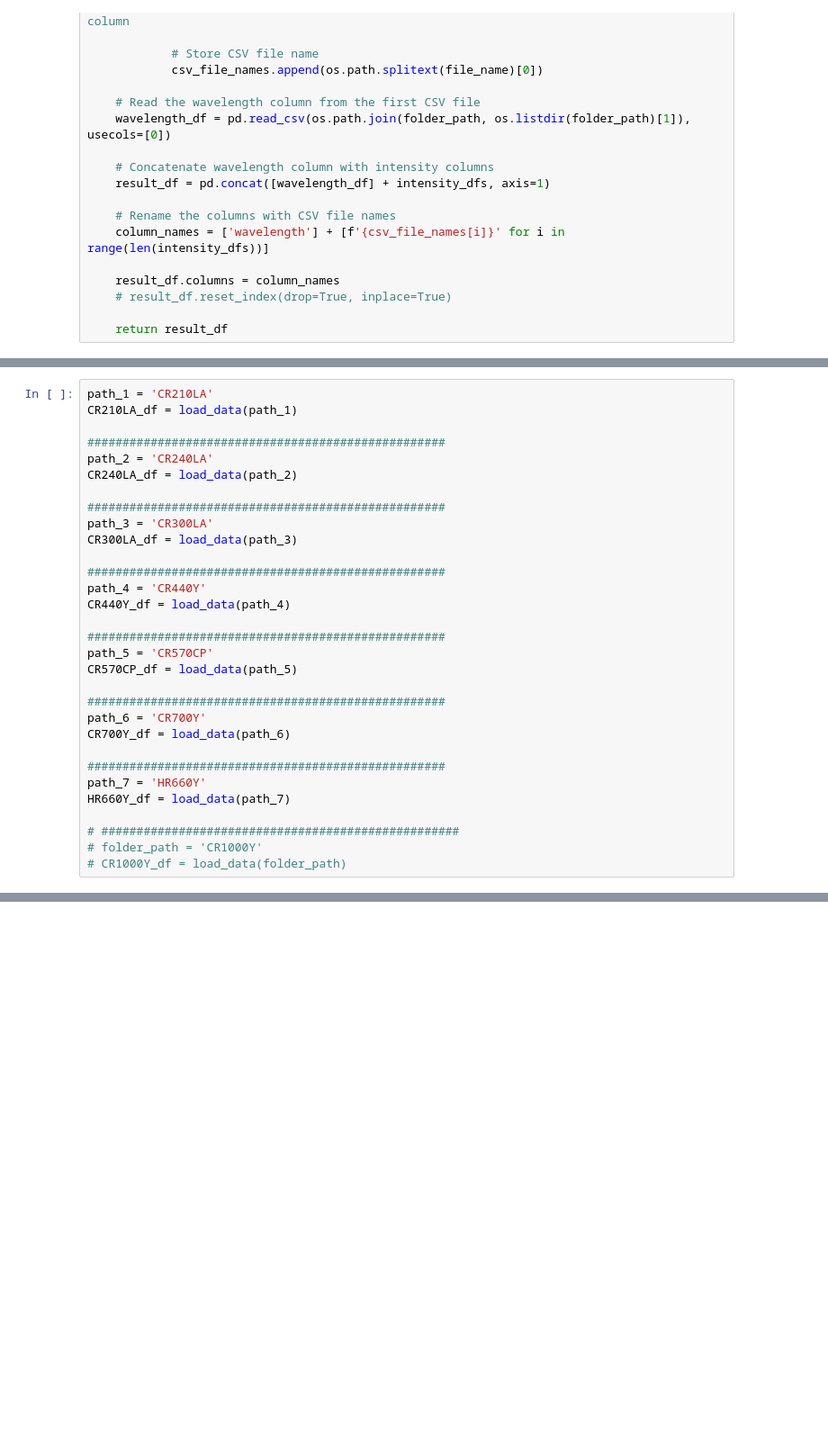
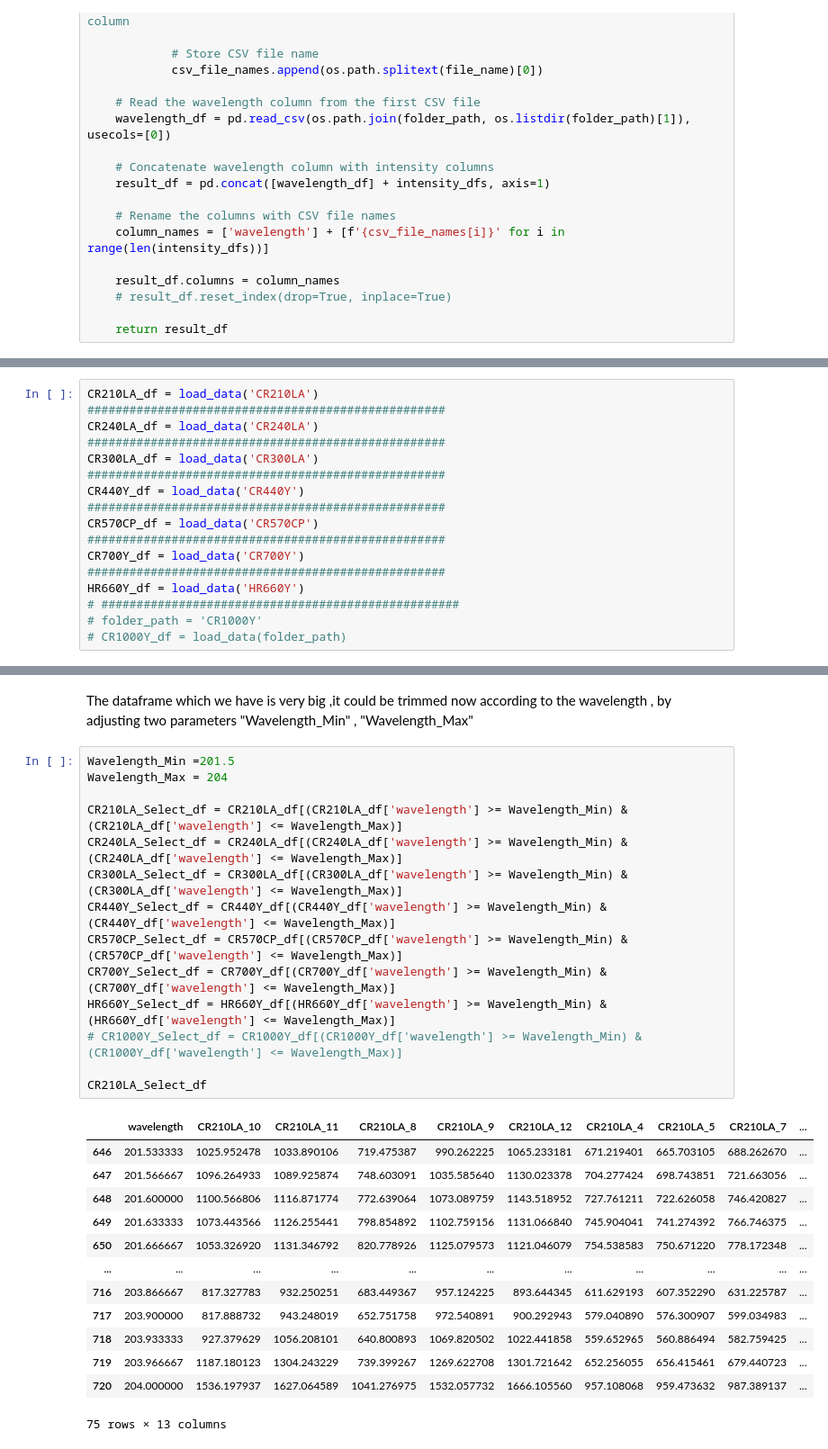
Before and after one commit to rahulrpatil3005/Handheld_LIBS, a Jupyter notebook: TUT6_UnivariateAnalysis_HandheldLIBS/UnivariateCalibration_hLIBS.ipynb, the cells around one changed output, grey strips where cells are left out. Shown: that part at 90% size. Drawn from its saved outputs; the diff is of its cells as text; blank space fills up the shorter version.

```diff
--- a/TUT6_UnivariateAnalysis_HandheldLIBS/UnivariateCalibration_hLIBS.ipynb
+++ b/TUT6_UnivariateAnalysis_HandheldLIBS/UnivariateCalibration_hLIBS.ipynb
@@ -72,31 +76,17 @@ def load_data(folder_path):
 # %%
-path_1 = 'CR210LA'
-CR210LA_df = load_data(path_1)
-
+CR210LA_df = load_data('CR210LA')
 ###################################################
-path_2 = 'CR240LA'
-CR240LA_df = load_data(path_2)
-
+CR240LA_df = load_data('CR240LA')
 ###################################################
-path_3 = 'CR300LA'
-CR300LA_df = load_data(path_3)
-
+CR300LA_df = load_data('CR300LA')
 ###################################################
-path_4 = 'CR440Y'
-CR440Y_df = load_data(path_4)
-
+CR440Y_df = load_data('CR440Y')
 ###################################################
-path_5 = 'CR570CP'
-CR570CP_df = load_data(path_5)
-
+CR570CP_df = load_data('CR570CP')
 ###################################################
-path_6 = 'CR700Y'
-CR700Y_df = load_data(path_6)
-
+CR700Y_df = load_data('CR700Y')
 ###################################################
-path_7 = 'HR660Y'
-HR660Y_df = load_data(path_7)
-
+HR660Y_df = load_data('HR660Y')
 # ###################################################
 # folder_path = 'CR1000Y'
 # CR1000Y_df = load_data(folder_path)
@@ -105,0 +95,30 @@ def load_spectra(sample_name)
+# %% [markdown]
+The dataframe  which we have is very big ,it could be trimmed now according to the wavelength , by adjusting two parameters "Wavelength_Min" , "Wavelength_Max"
+# %%
+Wavelength_Min =201.5
+Wavelength_Max = 204
+
+CR210LA_Select_df = CR210LA_df[(CR210LA_df['wavelength'] >= Wavelength_Min) & (CR210LA_df['wavelength'] <= Wavelength_Max)]
+CR240LA_Select_df = CR240LA_df[(CR240LA_df['wavelength'] >= Wavelength_Min) & (CR240LA_df['wavelength'] <= Wavelength_Max)]
+CR300LA_Select_df = CR300LA_df[(CR300LA_df['wavelength'] >= Wavelength_Min) & (CR300LA_df['wavelength'] <= Wavelength_Max)]
+CR440Y_Select_df = CR440Y_df[(CR440Y_df['wavelength'] >= Wavelength_Min) & (CR440Y_df['wavelength'] <= Wavelength_Max)]
+CR570CP_Select_df = CR570CP_df[(CR570CP_df['wavelength'] >= Wavelength_Min) & (CR570CP_df['wavelength'] <= Wavelength_Max)]
+CR700Y_Select_df = CR700Y_df[(CR700Y_df['wavelength'] >= Wavelength_Min) & (CR700Y_df['wavelength'] <= Wavelength_Max)]
+HR660Y_Select_df = HR660Y_df[(HR660Y_df['wavelength'] >= Wavelength_Min) & (HR660Y_df['wavelength'] <= Wavelength_Max)]
+# CR1000Y_Select_df = CR1000Y_df[(CR1000Y_df['wavelength'] >= Wavelength_Min) & (CR1000Y_df['wavelength'] <= Wavelength_Max)]
+
+CR210LA_Select_df
+# %% [output]
+|  | wavelength | CR210LA_10 | CR210LA_11 | CR210LA_8 | CR210LA_9 | CR210LA_12 | CR210LA_4 | CR210LA_5 | CR210LA_7 | ... |
+| 646 | 201.533333 | 1025.952478 | 1033.890106 | 719.475387 | 990.262225 | 1065.233181 | 671.219401 | 665.703105 | 688.262670 | ... |
+| 647 | 201.566667 | 1096.264933 | 1089.925874 | 748.603091 | 1035.585640 | 1130.023378 | 704.277424 | 698.743851 | 721.663056 | ... |
+| 648 | 201.600000 | 1100.566806 | 1116.871774 | 772.639064 | 1073.089759 | 1143.518952 | 727.761211 | 722.626058 | 746.420827 | ... |
+| 649 | 201.633333 | 1073.443566 | 1126.255441 | 798.854892 | 1102.759156 | 1131.066840 | 745.904041 | 741.274392 | 766.746375 | ... |
+| 650 | 201.666667 | 1053.326920 | 1131.346792 | 820.778926 | 1125.079573 | 1121.046079 | 754.538583 | 750.671220 | 778.172348 | ... |
+| ... | ... | ... | ... | ... | ... | ... | ... | ... | ... | ... |
+| 716 | 203.866667 | 817.327783 | 932.250251 | 683.449367 | 957.124225 | 893.644345 | 611.629193 | 607.352290 | 631.225787 | ... |
+| 717 | 203.900000 | 817.888732 | 943.248019 | 652.751758 | 972.540891 | 900.292943 | 579.040890 | 576.300907 | 599.034983 | ... |
+| 718 | 203.933333 | 927.379629 | 1056.208101 | 640.800893 | 1069.820502 | 1022.441858 | 559.652965 | 560.886494 | 582.759425 | ... |
+| 719 | 203.966667 | 1187.180123 | 1304.243229 | 739.399267 | 1269.622708 | 1301.721642 | 652.256055 | 656.415461 | 679.440723 | ... |
+| 720 | 204.000000 | 1536.197937 | 1627.064589 | 1041.276975 | 1532.057732 | 1666.105560 | 957.108068 | 959.473632 | 987.389137 | ... |
+75 rows × 13 columns
```
Also changed, not shown: parts of 11 cells of this notebook, 1 other file.
